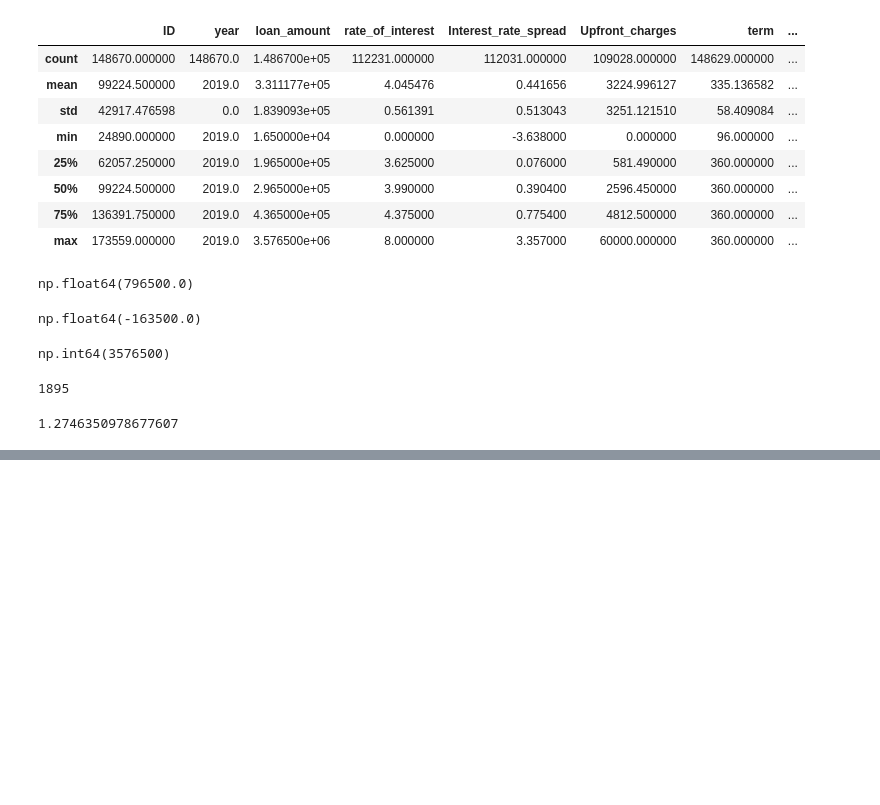
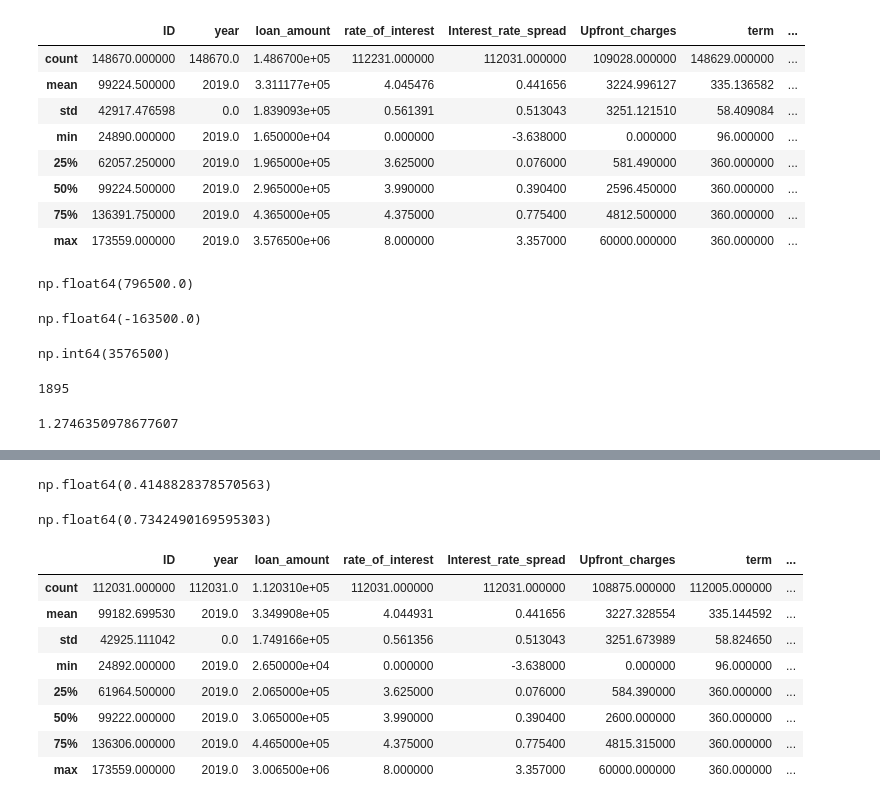
Before and after one commit to YASH280626/loan-default-prediction, a Jupyter notebook: analysis.ipynb, the cells around one changed output, grey strips where cells are left out. Saved outputs shown, nothing was run; the diff lists cells and outputs as text; code cells hidden in the pictures; blank space fills up the shorter version.

Commit message:
Calculated correlation between income property value

```diff
--- a/analysis.ipynb
+++ b/analysis.ipynb
@@ -303,0 +364,22 @@ percentage_of_loan_amount_outliers
+# %%
+correlation = df['income'].corr(df['property_value'])
+correlation
+# %% [output]
+np.float64(0.4148828378570563)
+# %%
+correlation = df['loan_amount'].corr(df['property_value'])
+correlation
+# %% [output]
+np.float64(0.7342490169595303)
+# %%
+df[df['Status'] == 0].describe()
+# %% [output]
+|  | ID | year | loan_amount | rate_of_interest | Interest_rate_spread | Upfront_charges | term | ... |
+| count | 112031.000000 | 112031.0 | 1.120310e+05 | 112031.000000 | 112031.000000 | 108875.000000 | 112005.000000 | ... |
+| mean | 99182.699530 | 2019.0 | 3.349908e+05 | 4.044931 | 0.441656 | 3227.328554 | 335.144592 | ... |
+| std | 42925.111042 | 0.0 | 1.749166e+05 | 0.561356 | 0.513043 | 3251.673989 | 58.824650 | ... |
+| min | 24892.000000 | 2019.0 | 2.650000e+04 | 0.000000 | -3.638000 | 0.000000 | 96.000000 | ... |
+| 25% | 61964.500000 | 2019.0 | 2.065000e+05 | 3.625000 | 0.076000 | 584.390000 | 360.000000 | ... |
+| 50% | 99222.000000 | 2019.0 | 3.065000e+05 | 3.990000 | 0.390400 | 2600.000000 | 360.000000 | ... |
+| 75% | 136306.000000 | 2019.0 | 4.465000e+05 | 4.375000 | 0.775400 | 4815.315000 | 360.000000 | ... |
+| max | 173559.000000 | 2019.0 | 3.006500e+06 | 8.000000 | 3.357000 | 60000.000000 | 360.000000 | ... |
```
Also changed, not shown: parts of 6 cells of this notebook.
